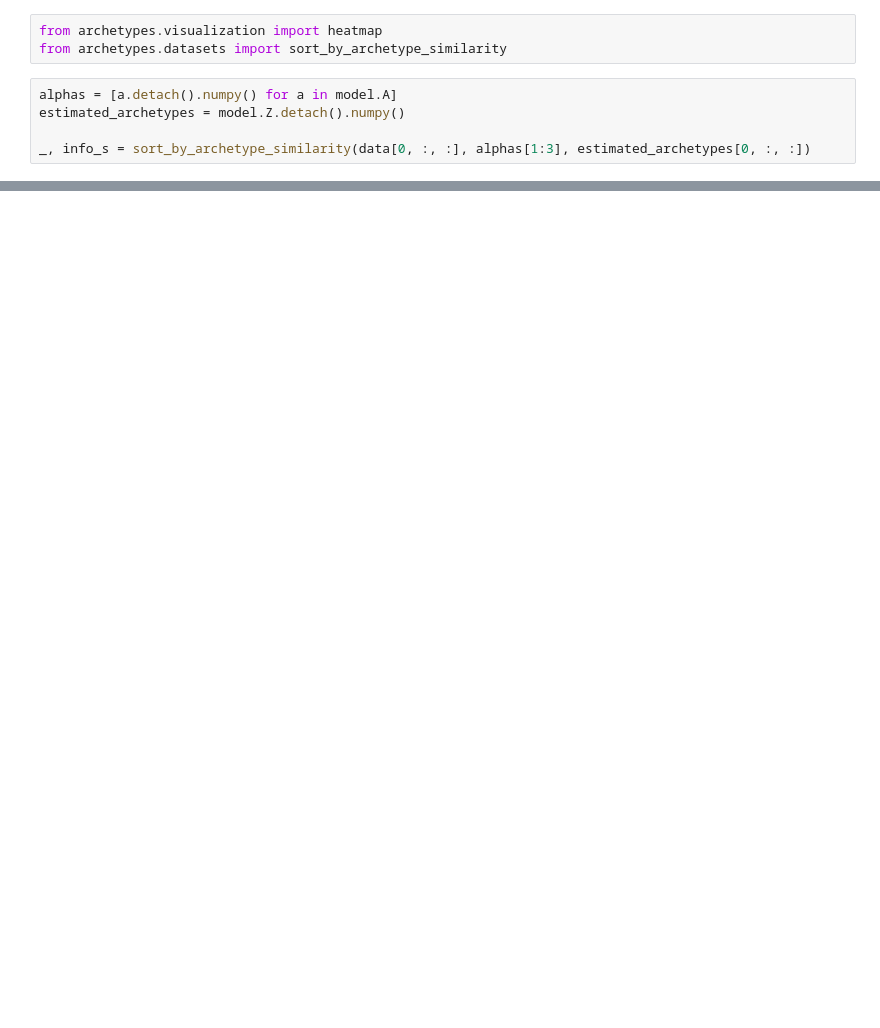
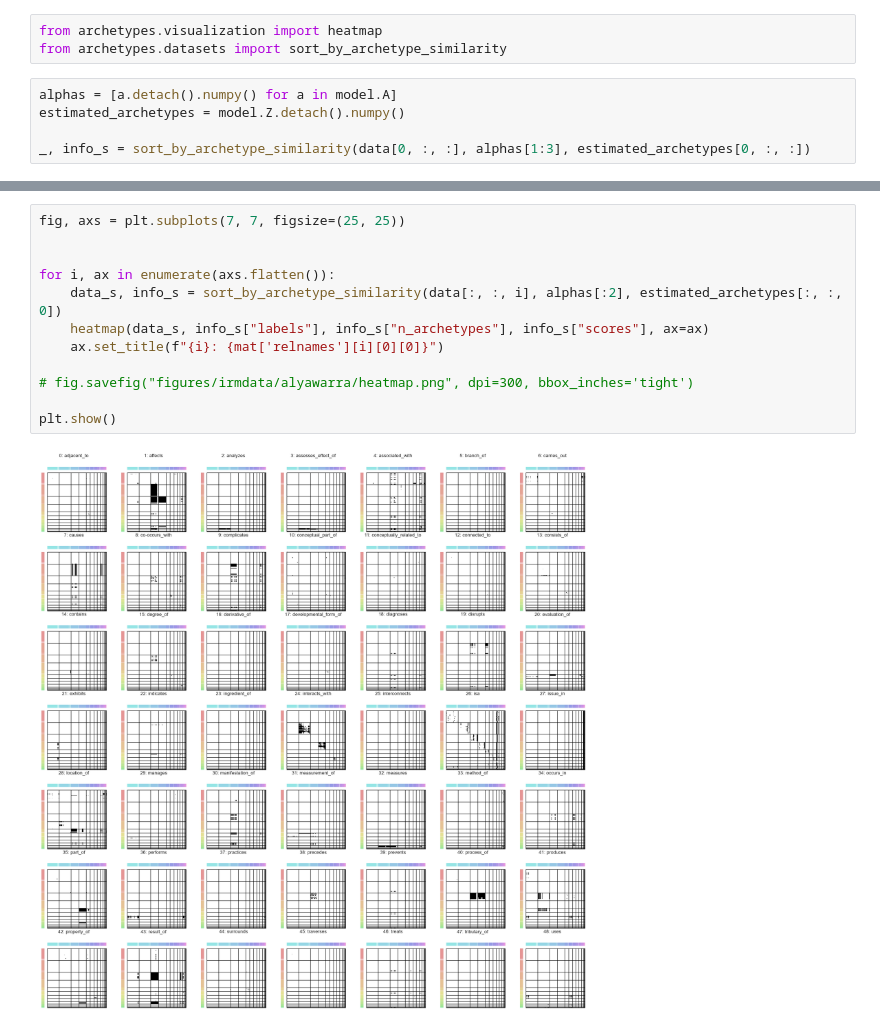
Before and after one commit to aleixalcacer/JA-BIAA-SBM, a Jupyter notebook: uml.ipynb, the cells around one changed output, grey strips where cells are left out. Drawn from its saved outputs; the diff is of its cells as text; blank space fills up the shorter version.

```diff
--- a/uml.ipynb
+++ b/uml.ipynb
@@ -80,0 +104,14 @@ array(['Activities_&_Behaviors', 'Anatomy', 'Chemicals_&_Drugs',
+# %%
+fig, axs = plt.subplots(7, 7, figsize=(25, 25))
+
+
+for i, ax in enumerate(axs.flatten()):
+    data_s, info_s = sort_by_archetype_similarity(data[:, :, i], alphas[:2], estimated_archetypes[:, :, 0])
+    heatmap(data_s, info_s["labels"], info_s["n_archetypes"], info_s["scores"], ax=ax)
+    ax.set_title(f"{i}: {mat['relnames'][i][0][0]}")
+
+# fig.savefig("figures/irmdata/alyawarra/heatmap.png", dpi=300, bbox_inches='tight')
+
+plt.show()
+# %% [output]
+[figure, added]
```
Also changed, not shown: parts of 12 cells of this notebook, 13 other files.
